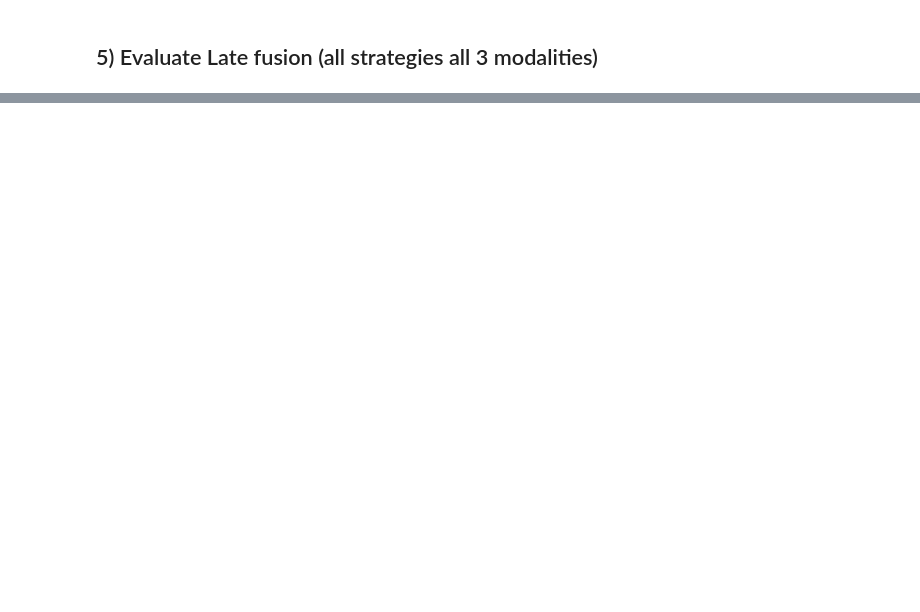
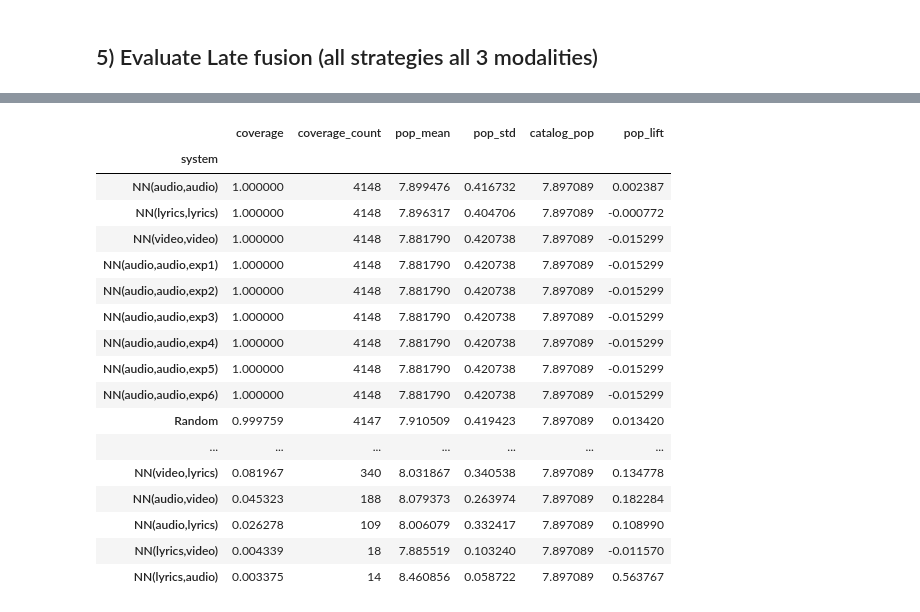
Before and after one commit to JasminKro/mmsr-2025, a Jupyter notebook: evaluation.ipynb, the cells around one changed output, grey strips where cells are left out. Drawn from its saved outputs; the diff is of its cells as text; code cells hidden in the pictures; blank space fills up the shorter version.

```diff
--- a/evaluation.ipynb
+++ b/evaluation.ipynb
@@ -359,3 +791,28 @@ Popularity p25 / p75:             7.7054 /  8.5040
+# %%
+# Pick only beyond-accuracy columns
+df_beyond = df[["coverage", "coverage_count", "pop_mean", "pop_std", "catalog_pop", "pop_lift"]].sort_values(
+    by=["coverage", "pop_mean"], ascending=[False, False]
+)
+df_beyond
+# %% [output]
+|  | coverage | coverage_count | pop_mean | pop_std | catalog_pop | pop_lift |
+| system |  |  |  |  |  |  |
+| NN(audio,audio) | 1.000000 | 4148 | 7.899476 | 0.416732 | 7.897089 | 0.002387 |
+| NN(lyrics,lyrics) | 1.000000 | 4148 | 7.896317 | 0.404706 | 7.897089 | -0.000772 |
+| NN(video,video) | 1.000000 | 4148 | 7.881790 | 0.420738 | 7.897089 | -0.015299 |
+| NN(audio,audio,exp1) | 1.000000 | 4148 | 7.881790 | 0.420738 | 7.897089 | -0.015299 |
+| NN(audio,audio,exp2) | 1.000000 | 4148 | 7.881790 | 0.420738 | 7.897089 | -0.015299 |
+| NN(audio,audio,exp3) | 1.000000 | 4148 | 7.881790 | 0.420738 | 7.897089 | -0.015299 |
+| NN(audio,audio,exp4) | 1.000000 | 4148 | 7.881790 | 0.420738 | 7.897089 | -0.015299 |
+| NN(audio,audio,exp5) | 1.000000 | 4148 | 7.881790 | 0.420738 | 7.897089 | -0.015299 |
+| NN(audio,audio,exp6) | 1.000000 | 4148 | 7.881790 | 0.420738 | 7.897089 | -0.015299 |
+| Random | 0.999759 | 4147 | 7.910509 | 0.419423 | 7.897089 | 0.013420 |
+| ... | ... | ... | ... | ... | ... | ... |
+| NN(video,lyrics) | 0.081967 | 340 | 8.031867 | 0.340538 | 7.897089 | 0.134778 |
+| NN(audio,video) | 0.045323 | 188 | 8.079373 | 0.263974 | 7.897089 | 0.182284 |
+| NN(audio,lyrics) | 0.026278 | 109 | 8.006079 | 0.332417 | 7.897089 | 0.108990 |
+| NN(lyrics,video) | 0.004339 | 18 | 7.885519 | 0.103240 | 7.897089 | -0.011570 |
+| NN(lyrics,audio) | 0.003375 | 14 | 8.460856 | 0.058722 | 7.897089 | 0.563767 |
 # %%
 # best coverage
 df_beyond.sort_values("coverage", ascending=False)[["coverage", "coverage_count"]]
```
Also changed, not shown: parts of 14 cells of this notebook, 5 other files.
